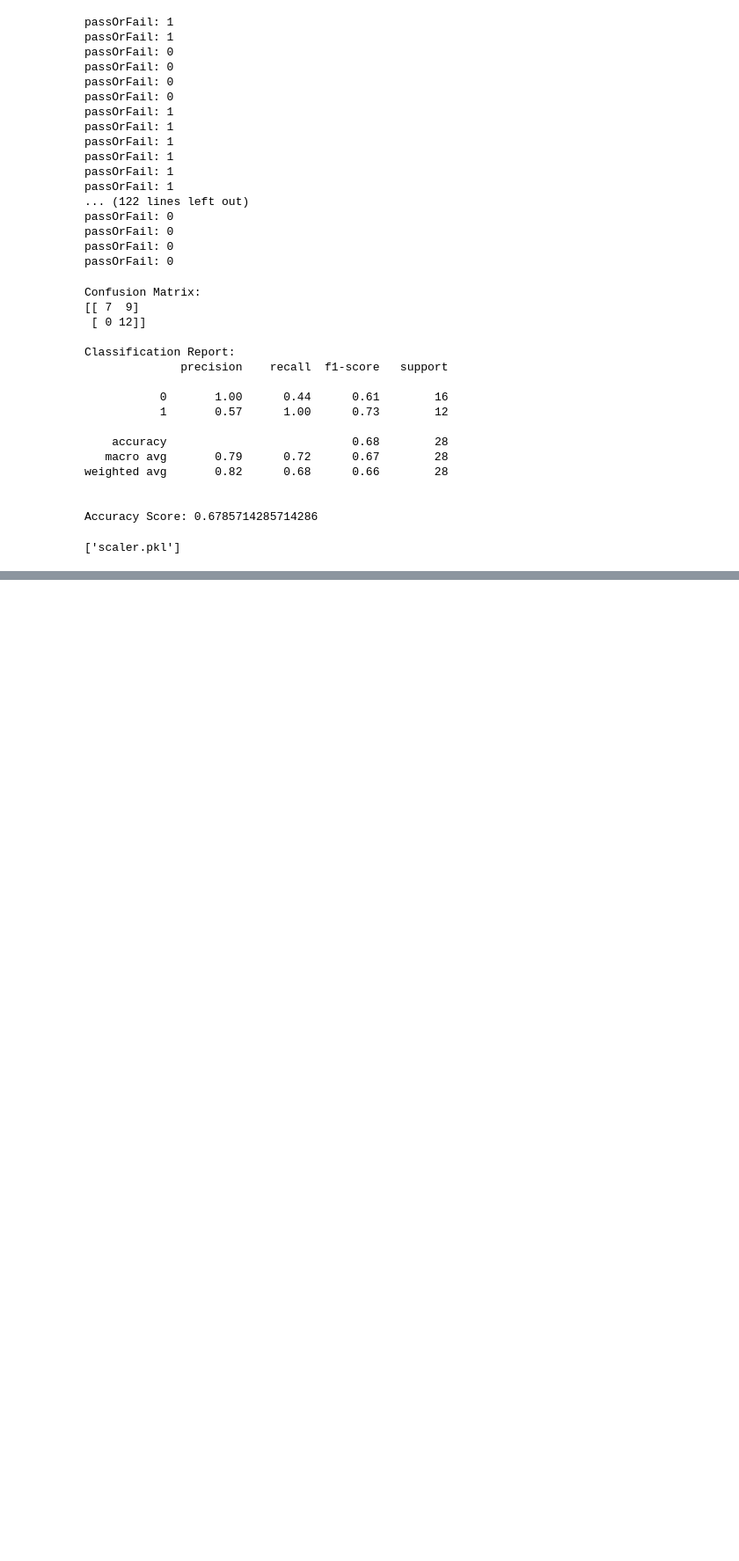
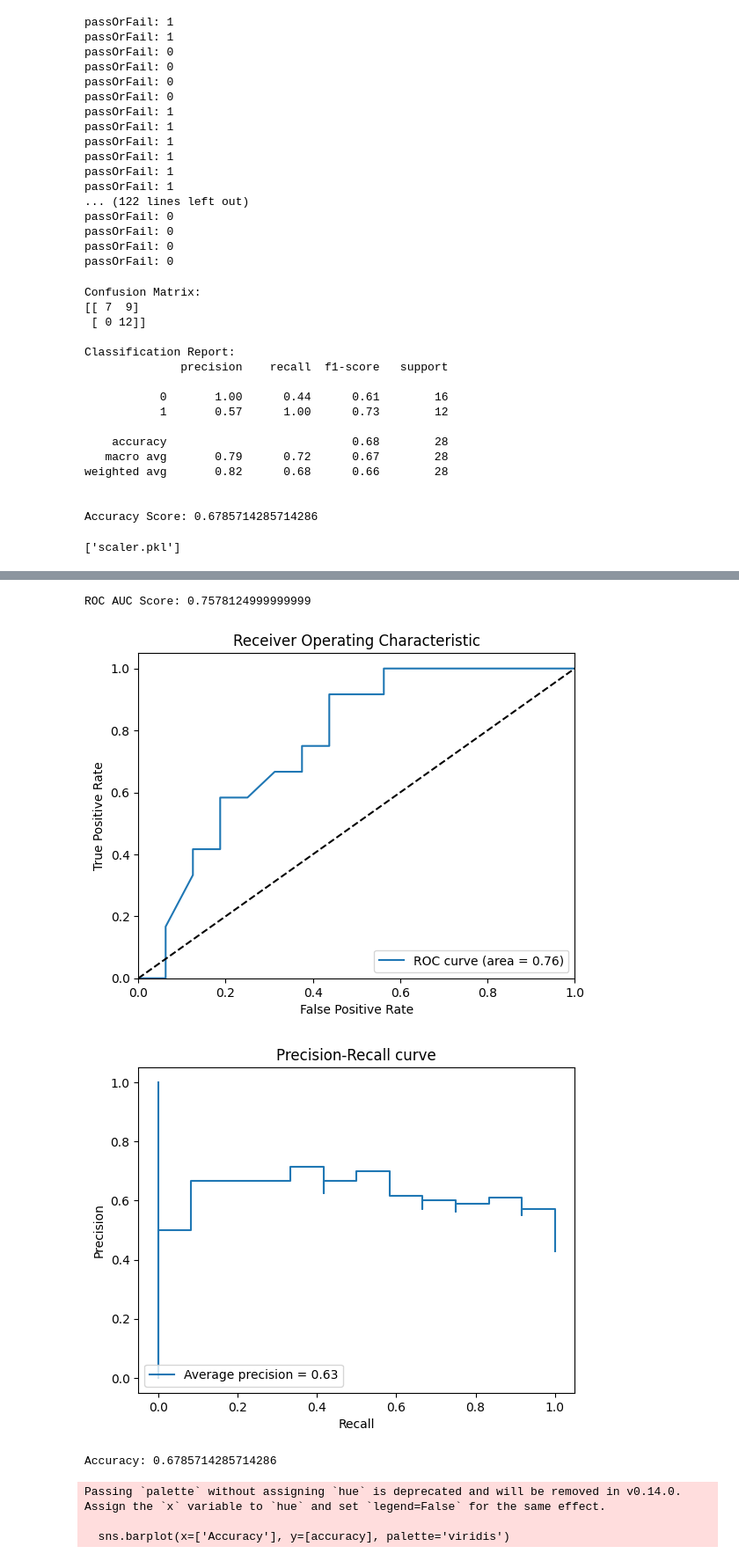
Before and after one commit to RayyanZaid/ConfidentAI, a Jupyter notebook: 2-VocalTone-(Prosody)/main.ipynb, the cells around one changed output, grey strips where cells are left out. Shown at 88% size. Saved outputs shown, nothing was run; the diff lists cells and outputs as text; code cells hidden in the pictures; blank space fills up the shorter version.

```diff
--- a/2-VocalTone-(Prosody)/main.ipynb
+++ b/2-VocalTone-(Prosody)/main.ipynb
@@ -308,0 +320,70 @@ loaded_scaler = joblib.load('scaler.pkl')
+# %%
+
+from sklearn.metrics import roc_auc_score, roc_curve
+import matplotlib.pyplot as plt
+from sklearn.metrics import precision_recall_curve
+from sklearn.metrics import average_precision_score
+from sklearn.metrics import f1_score
+from sklearn.metrics import precision_score, recall_score
+from sklearn.metrics import accuracy_score
+from sklearn.metrics import confusion_matrix
+import seaborn as sns
+
+# Calculate ROC AUC
+
+# do using the loaded_model and not clf
+y_pred_proba = loaded_model.predict_proba(X_test_scaled)[:, 1]
+roc_auc = roc_auc_score(y_test, y_pred_proba)
+print("ROC AUC Score:", roc_auc)
+# Calculate ROC curve
+fpr, tpr, thresholds = roc_curve(y_test, y_pred_proba)
+plt.figure()
+plt.plot(fpr, tpr, label='ROC curve (area = {:.2f})'.format(roc_auc))
+plt.plot([0, 1], [0, 1], 'k--')
+plt.xlim([0.0, 1.0])
+plt.ylim([0.0, 1.05])
+plt.xlabel('False Positive Rate')
+plt.ylabel('True Positive Rate')
+plt.title('Receiver Operating Characteristic')
+plt.legend(loc='lower right')
+plt.show()
+
+
+# Calcualte precision-recall curve
+precision, recall, _ = precision_recall_curve(y_test, y_pred_proba)
+average_precision = average_precision_score(y_test, y_pred_proba)
+plt.figure()
+plt.step(recall, precision, where='post', label='Average precision = {:.2f}'.format(average_precision))
+plt.xlabel('Recall')
+plt.ylabel('Precision')
+plt.title('Precision-Recall curve')
+plt.legend(loc='lower left')
+plt.show()
+
+
+# Calculate accuracy and plot it
+accuracy = accuracy_score(y_test, y_pred)
+print("Accuracy:", accuracy)
+plt.figure(figsize=(8, 6))
+sns.barplot(x=['Accuracy'], y=[accuracy], palette='viridis')
+plt.ylim(0, 1)
+plt.ylabel('Accuracy')
+plt.title('Model Accuracy')
+plt.show()
+
+# Calculate Confusion Matrix and plot it
+cm = confusion_matrix(y_test, y_pred)
+plt.figure(figsize=(8, 6))
+sns.heatmap(cm, annot=True, fmt='d', cmap='Blues', xticklabels=['Fail', 'Pass'], yticklabels=['Fail', 'Pass'])
+plt.ylabel('True label')
+plt.xlabel('Predicted label')
+plt.title('Confusion Matrix')
+plt.show()
+# %% [output]
+ROC AUC Score: 0.7578124999999999
+[figure, added]
+[figure, added]
+Accuracy: 0.6785714285714286
+Passing `palette` without assigning `hue` is deprecated and will be removed in v0.14.0. Assign the `x` variable to `hue` and set `legend=False` for the same effect.
+
+  sns.barplot(x=['Accuracy'], y=[accuracy], palette='viridis')
```
Also changed, not shown: parts of 9 cells of this notebook, 9 other files.
